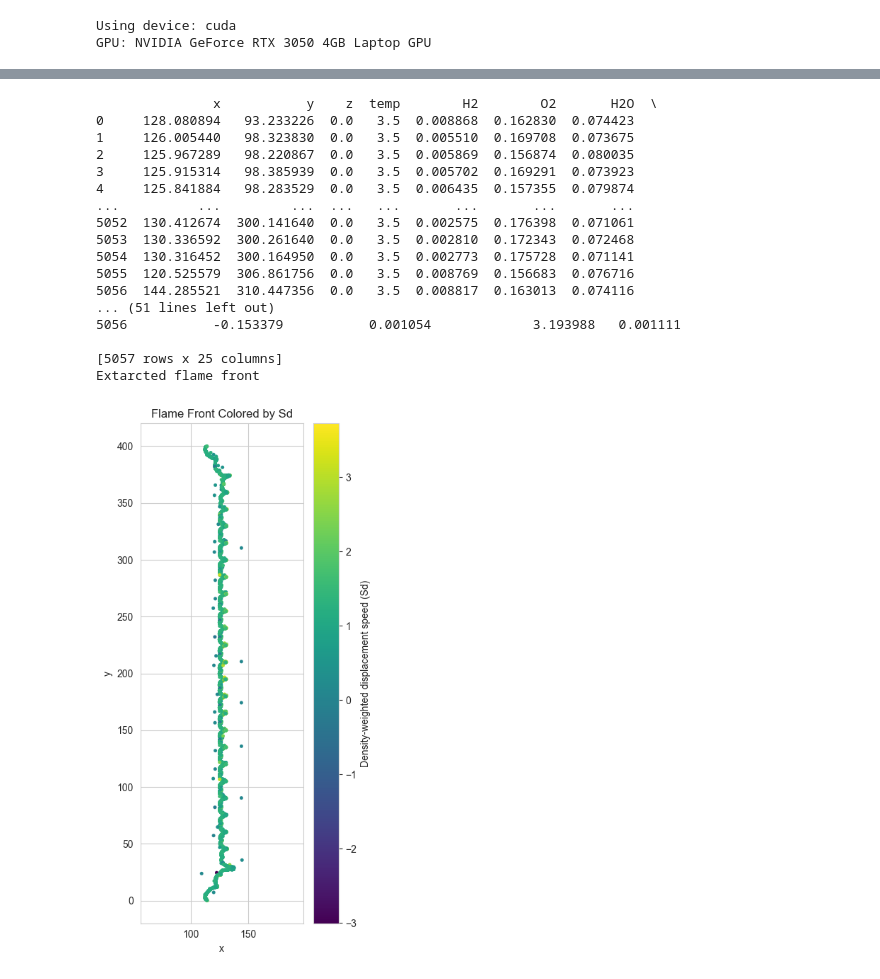
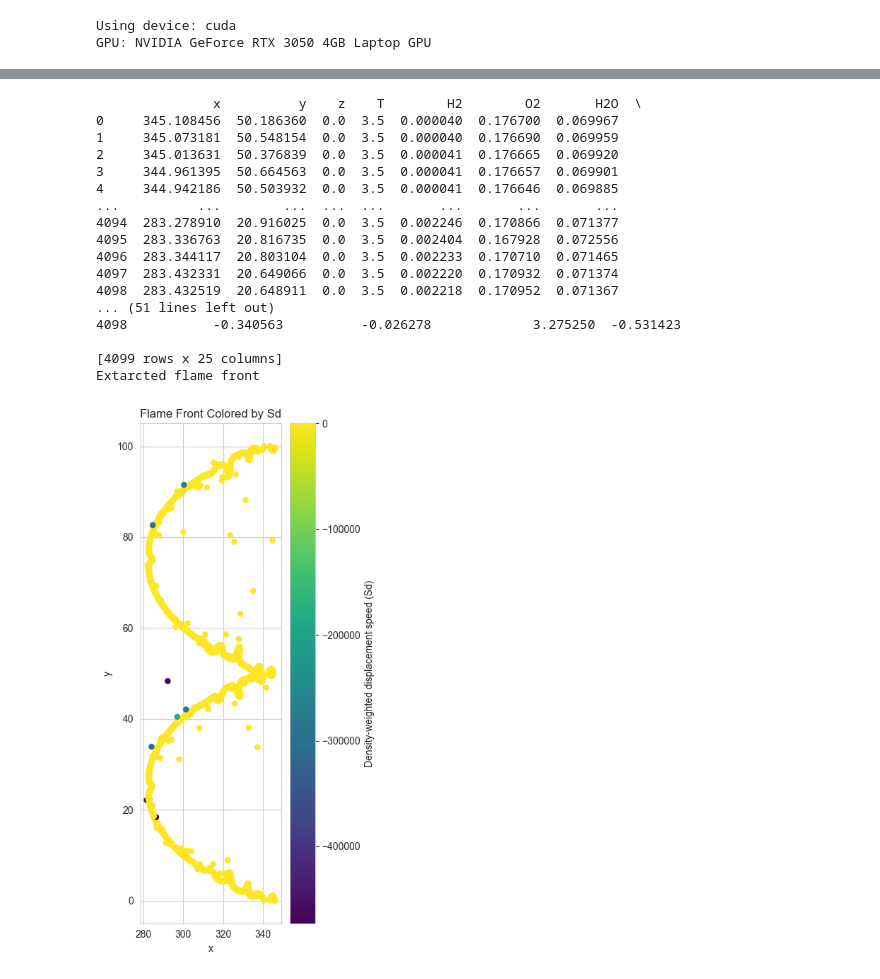
Before and after one commit to AlexandrosNtakoulas/FLAME-rf, a Jupyter notebook: Extract_flame_front.ipynb, the cells around one changed output, grey strips where cells are left out. Cells and saved outputs as stored; diff of their text form; code cells hidden in the pictures.

```diff
--- a/Extract_flame_front.ipynb
+++ b/Extract_flame_front.ipynb
@@ -19,8 +19,8 @@ GPU: NVIDIA GeForce RTX 3050 4GB Laptop GPU
 comm = MPI.COMM_WORLD
 rank = comm.rank
 
-time_step = 16
-folder_name = "data/v5"#"data/old_phi0.40_h100"#
+time_step = 120
+folder_name = "data/old_phi0.40_h100"#"data/v5"#
 file_name = "po_premix"
 # Geometry / reference file (constant)
 
@@ -40,7 +40,14 @@ ds = SEMDataset(file_name=file_name, folder_name= folder_name,time_step= time_st
 df = ds.create_dataframe(
     compute_vel_jacobian= False,
     compute_vel_hessian= False,
-    compute_reaction_rates= False,
+    compute_reaction_rates= True,
     cantera_inputs = ["BurkeH2.yaml", None, 0.5, 300, 5e05]
+
+
 )
+print(ds.x.shape)
+print(ds.x.size)
+
+print(ds.x.reshape(-1).shape)
+print(ds.x.reshape(-1).size)
 # %% [output]
@@ -64,6 +106,6 @@ df = ds.create_dataframe(
 # %%
 
-front = ds.extract_flame_front_new(
+front = ds.extract_flame_front_pyvista(
     sample_mode= "isocontour",
     c_level= 3.5,
 )
@@ -71,41 +113,41 @@ print(front)
 print("Extarcted flame front")
 front.to_csv(f"extracted_flame_front_{time_step}.csv", index=False)
 # %% [output]
-               x           y    z  temp        H2        O2       H2O  \
-0     128.080894   93.233226  0.0   3.5  0.008868  0.162830  0.074423
-1     126.005440   98.323830  0.0   3.5  0.005510  0.169708  0.073675
-2     125.967289   98.220867  0.0   3.5  0.005869  0.156874  0.080035
-3     125.915314   98.385939  0.0   3.5  0.005702  0.169291  0.073923
-4     125.841884   98.283529  0.0   3.5  0.006435  0.157355  0.079874
-...          ...         ...  ...   ...       ...       ...       ...
-5052  130.412674  300.141640  0.0   3.5  0.002575  0.176398  0.071061
-5053  130.336592  300.261640  0.0   3.5  0.002810  0.172343  0.072468
-5054  130.316452  300.164950  0.0   3.5  0.002773  0.175728  0.071141
-5055  120.525579  306.861756  0.0   3.5  0.008769  0.156683  0.076716
-5056  144.285521  310.447356  0.0   3.5  0.008817  0.163013  0.074116
+               x          y    z    T        H2        O2       H2O  \
+0     345.108456  50.186360  0.0  3.5  0.000040  0.176700  0.069967
+1     345.073181  50.548154  0.0  3.5  0.000040  0.176690  0.069959
+2     345.013631  50.376839  0.0  3.5  0.000041  0.176665  0.069920
+3     344.961395  50.664563  0.0  3.5  0.000041  0.176657  0.069901
+4     344.942186  50.503932  0.0  3.5  0.000041  0.176646  0.069885
+...          ...        ...  ...  ...       ...       ...       ...
+4094  283.278910  20.916025  0.0  3.5  0.002246  0.170866  0.071377
+4095  283.336763  20.816735  0.0  3.5  0.002404  0.167928  0.072556
+4096  283.344117  20.803104  0.0  3.5  0.002233  0.170710  0.071465
+4097  283.432331  20.649066  0.0  3.5  0.002220  0.170932  0.071374
+4098  283.432519  20.648911  0.0  3.5  0.002218  0.170952  0.071367
 ... (51 lines left out)
-5056           -0.153379           0.001054             3.193988   0.001111
+4098           -0.340563          -0.026278             3.275250  -0.531423
 
-[5057 rows x 25 columns]
+[4099 rows x 25 columns]
 Extarcted flame front
 # %%
 plt.figure(figsize=(4, 8))
 
 sc = plt.scatter(
     front["x"],
     front["y"],
     c = front["disp_speed_density_weighted"],
     cmap = "viridis",
-    s = 12,
     linewidths = 0.1
 )
 
-plt.axis("equal")
+
 plt.colorbar(sc, label="Density-weighted displacement speed (Sd)")
 plt.xlabel("x")
 plt.ylabel("y")
 plt.title("Flame Front Colored by Sd")
+
 plt.tight_layout()
 plt.show()
 # %% [output]
-[figure, old version]
+[figure, new version]
```
Also changed, not shown: parts of 9 cells of this notebook, 6 other files.
